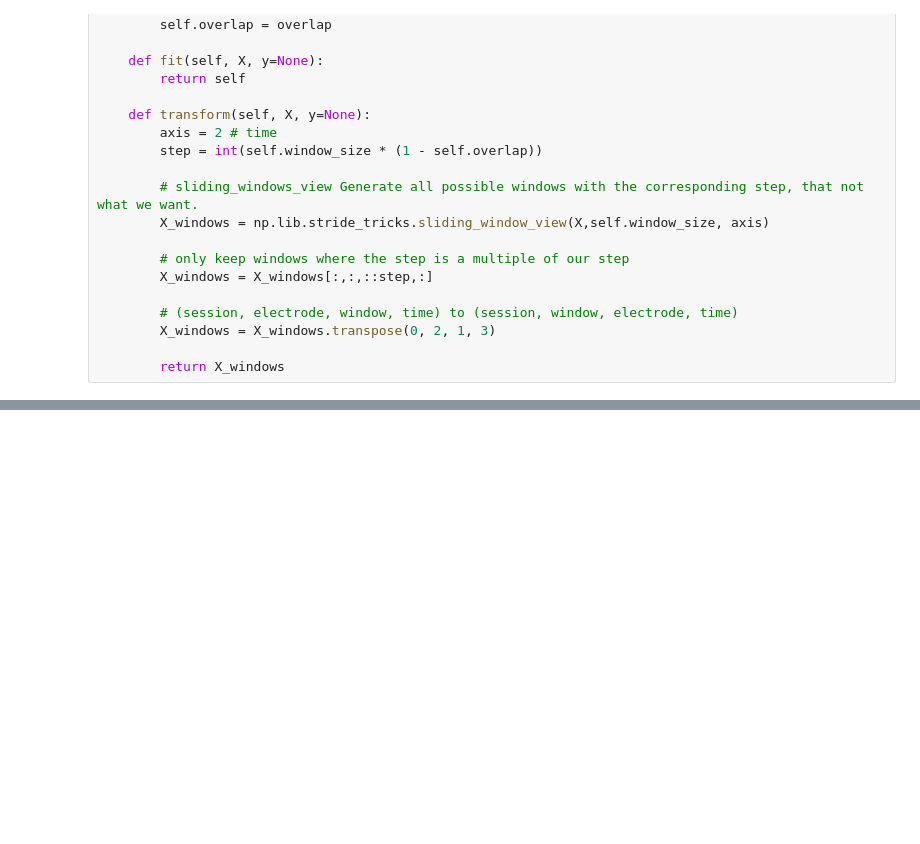
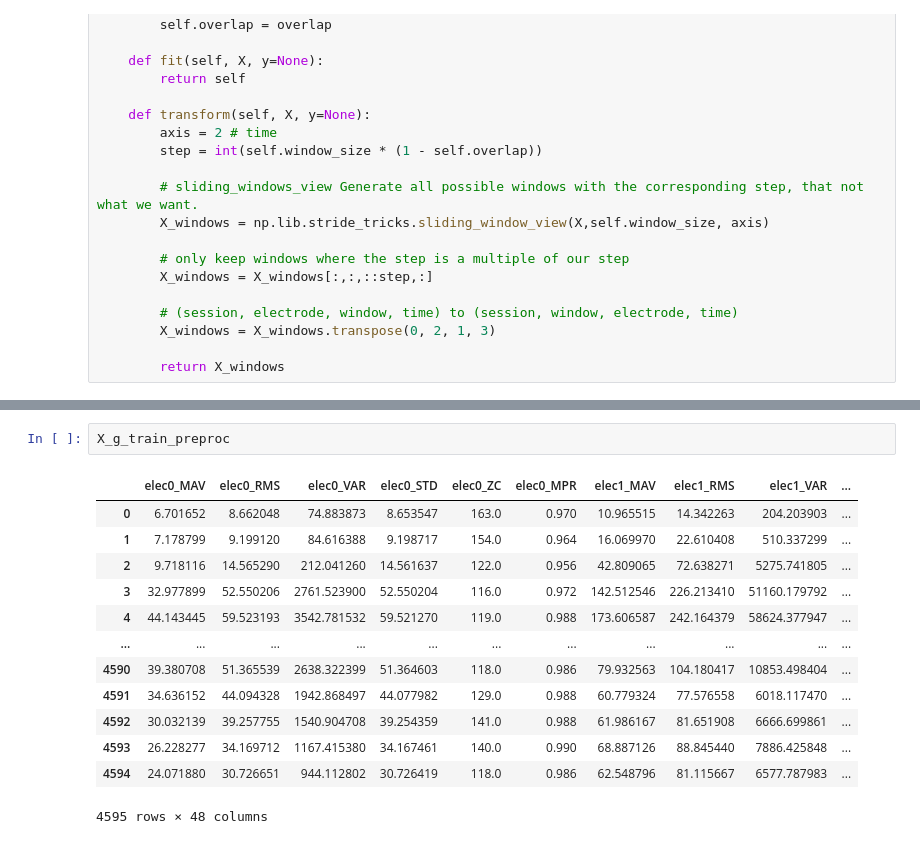
Before and after one commit to KhalilMehalli/Project-SFML, a Jupyter notebook: project.ipynb, the cells around one changed output, grey strips where cells are left out. Drawn from its saved outputs; the diff is of its cells as text; blank space fills up the shorter version.

```diff
--- a/project.ipynb
+++ b/project.ipynb
@@ -238,0 +214,16 @@ X_g_train_wdw_flat(4595, 4000) / y_g_train_wdw_flat(4595, 51)
+# %%
+X_g_train_preproc
+# %% [output]
+|  | elec0_MAV | elec0_RMS | elec0_VAR | elec0_STD | elec0_ZC | elec0_MPR | elec1_MAV | elec1_RMS | elec1_VAR | ... |
+| 0 | 6.701652 | 8.662048 | 74.883873 | 8.653547 | 163.0 | 0.970 | 10.965515 | 14.342263 | 204.203903 | ... |
+| 1 | 7.178799 | 9.199120 | 84.616388 | 9.198717 | 154.0 | 0.964 | 16.069970 | 22.610408 | 510.337299 | ... |
+| 2 | 9.718116 | 14.565290 | 212.041260 | 14.561637 | 122.0 | 0.956 | 42.809065 | 72.638271 | 5275.741805 | ... |
+| 3 | 32.977899 | 52.550206 | 2761.523900 | 52.550204 | 116.0 | 0.972 | 142.512546 | 226.213410 | 51160.179792 | ... |
+| 4 | 44.143445 | 59.523193 | 3542.781532 | 59.521270 | 119.0 | 0.988 | 173.606587 | 242.164379 | 58624.377947 | ... |
+| ... | ... | ... | ... | ... | ... | ... | ... | ... | ... | ... |
+| 4590 | 39.380708 | 51.365539 | 2638.322399 | 51.364603 | 118.0 | 0.986 | 79.932563 | 104.180417 | 10853.498404 | ... |
+| 4591 | 34.636152 | 44.094328 | 1942.868497 | 44.077982 | 129.0 | 0.988 | 60.779324 | 77.576558 | 6018.117470 | ... |
+| 4592 | 30.032139 | 39.257755 | 1540.904708 | 39.254359 | 141.0 | 0.988 | 61.986167 | 81.651908 | 6666.699861 | ... |
+| 4593 | 26.228277 | 34.169712 | 1167.415380 | 34.167461 | 140.0 | 0.990 | 68.887126 | 88.845440 | 7886.425848 | ... |
+| 4594 | 24.071880 | 30.726651 | 944.112802 | 30.726419 | 118.0 | 0.986 | 62.548796 | 81.115667 | 6577.787983 | ... |
+4595 rows × 48 columns
```
Also changed, not shown: parts of 44 cells of this notebook, 1 other file.
